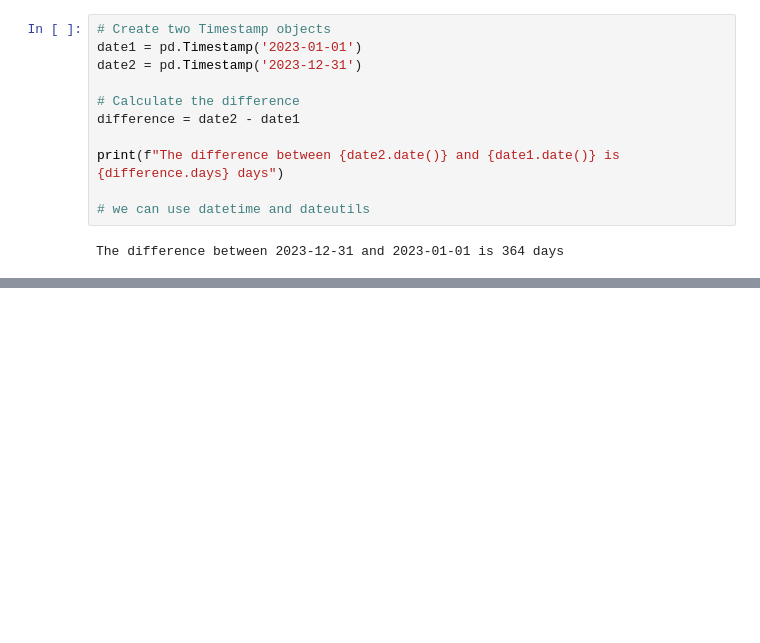
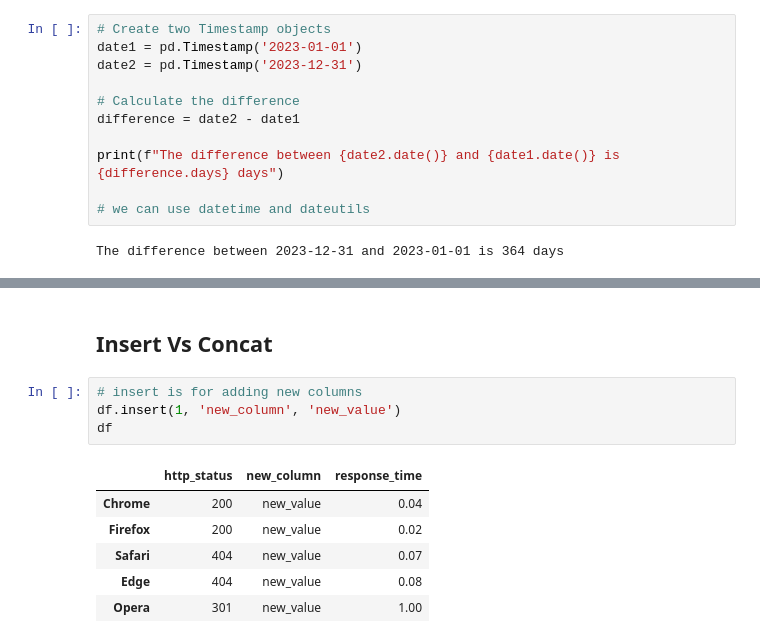
Before and after one commit to Oz174/SelfStudyPython, a Jupyter notebook: DaybyDay/15- All About Pandas.ipynb, the cells around one changed output, grey strips where cells are left out. Saved outputs shown, nothing was run; the diff lists cells and outputs as text; blank space fills up the shorter version.

```diff
--- a/DaybyDay/15- All About Pandas.ipynb
+++ b/DaybyDay/15- All About Pandas.ipynb
@@ -906,0 +974,13 @@ The difference between 2023-12-31 and 2023-01-01 is 364 days
+# %% [markdown]
+## Insert Vs Concat
+# %%
+# insert is for adding new columns
+df.insert(1, 'new_column', 'new_value')
+df
+# %% [output]
+|  | http_status | new_column | response_time |
+| Chrome | 200 | new_value | 0.04 |
+| Firefox | 200 | new_value | 0.02 |
+| Safari | 404 | new_value | 0.07 |
+| Edge | 404 | new_value | 0.08 |
+| Opera | 301 | new_value | 1.00 |
```
Also changed, not shown: parts of 8 cells of this notebook.
